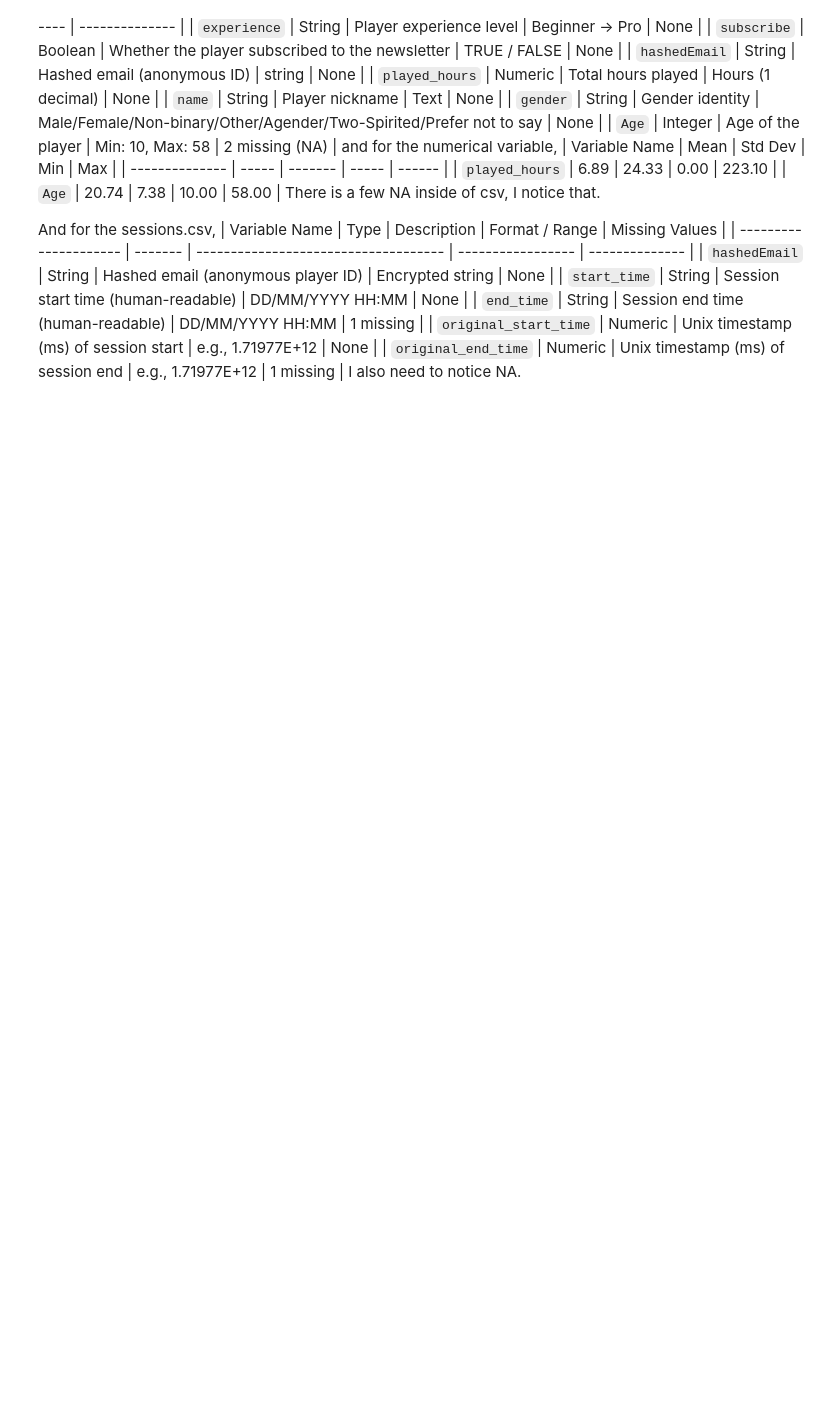
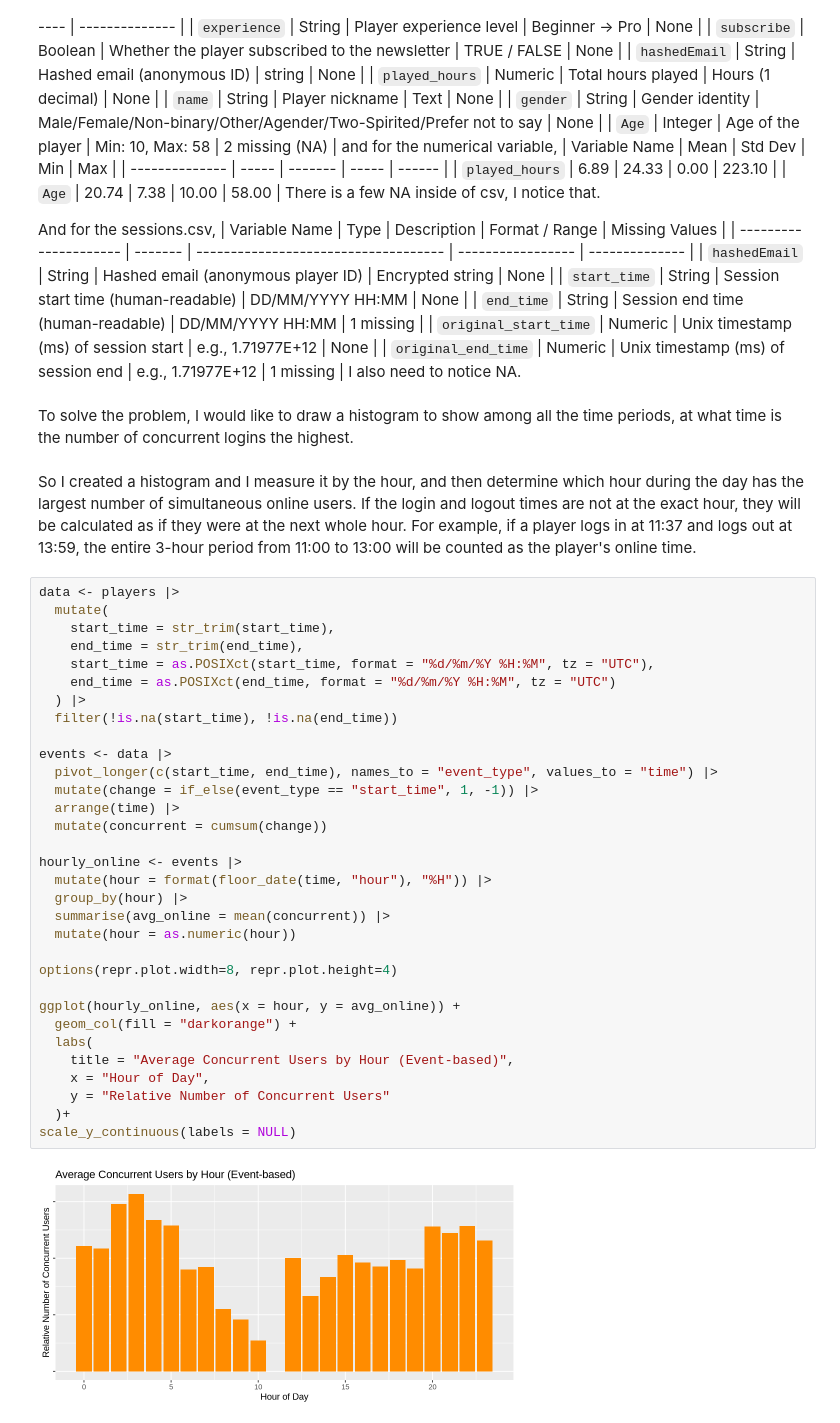
Before and after one commit to billtxsong-lang/bill, a Jupyter notebook: Untitled.ipynb, the cells around one changed output. Cells and saved outputs as stored; diff of their text form; blank space fills up the shorter version.

Commit message:
commit2 draw first graph
drawn a histogram to show the number of people online at the same time within a day

```diff
--- a/Untitled.ipynb
+++ b/Untitled.ipynb
@@ -65,3 +54,41 @@ And for the sessions.csv,
 | `original_start_time` | Numeric | Unix timestamp (ms) of session start | e.g., 1.71977E+12 | None           |
 | `original_end_time`   | Numeric | Unix timestamp (ms) of session end   | e.g., 1.71977E+12 | 1 missing      |
 I also need to notice NA.
+# %% [markdown]
+To solve the problem, I would like to draw a histogram to show among all the time periods, at what time is the number of concurrent logins the highest.
+# %% [markdown]
+So I created a histogram and I measure it by the hour, and then determine which hour during the day has the largest number of simultaneous online users. If the login and logout times are not at the exact hour, they will be calculated as if they were at the next whole hour. For example, if a player logs in at 11:37 and logs out at 13:59, the entire 3-hour period from 11:00 to 13:00 will be counted as the player's online time.
+# %%
+data <- players |>
+  mutate(
+    start_time = str_trim(start_time),
+    end_time = str_trim(end_time),
+    start_time = as.POSIXct(start_time, format = "%d/%m/%Y %H:%M", tz = "UTC"),
+    end_time = as.POSIXct(end_time, format = "%d/%m/%Y %H:%M", tz = "UTC")
+  ) |>
+  filter(!is.na(start_time), !is.na(end_time))
+
+events <- data |>
+  pivot_longer(c(start_time, end_time), names_to = "event_type", values_to = "time") |>
+  mutate(change = if_else(event_type == "start_time", 1, -1)) |>
+  arrange(time) |>
+  mutate(concurrent = cumsum(change))
+
+hourly_online <- events |>
+  mutate(hour = format(floor_date(time, "hour"), "%H")) |>
+  group_by(hour) |>
+  summarise(avg_online = mean(concurrent)) |>
+  mutate(hour = as.numeric(hour))
+
+options(repr.plot.width=8, repr.plot.height=4)
+
+ggplot(hourly_online, aes(x = hour, y = avg_online)) +
+  geom_col(fill = "darkorange") +
+  labs(
+    title = "Average Concurrent Users by Hour (Event-based)",
+    x = "Hour of Day",
+    y = "Relative Number of Concurrent Users"
+  )+
+scale_y_continuous(labels = NULL)
+# %% [output]
+[figure, added]
```
Also changed, not shown: parts of 1 cell of this notebook.
